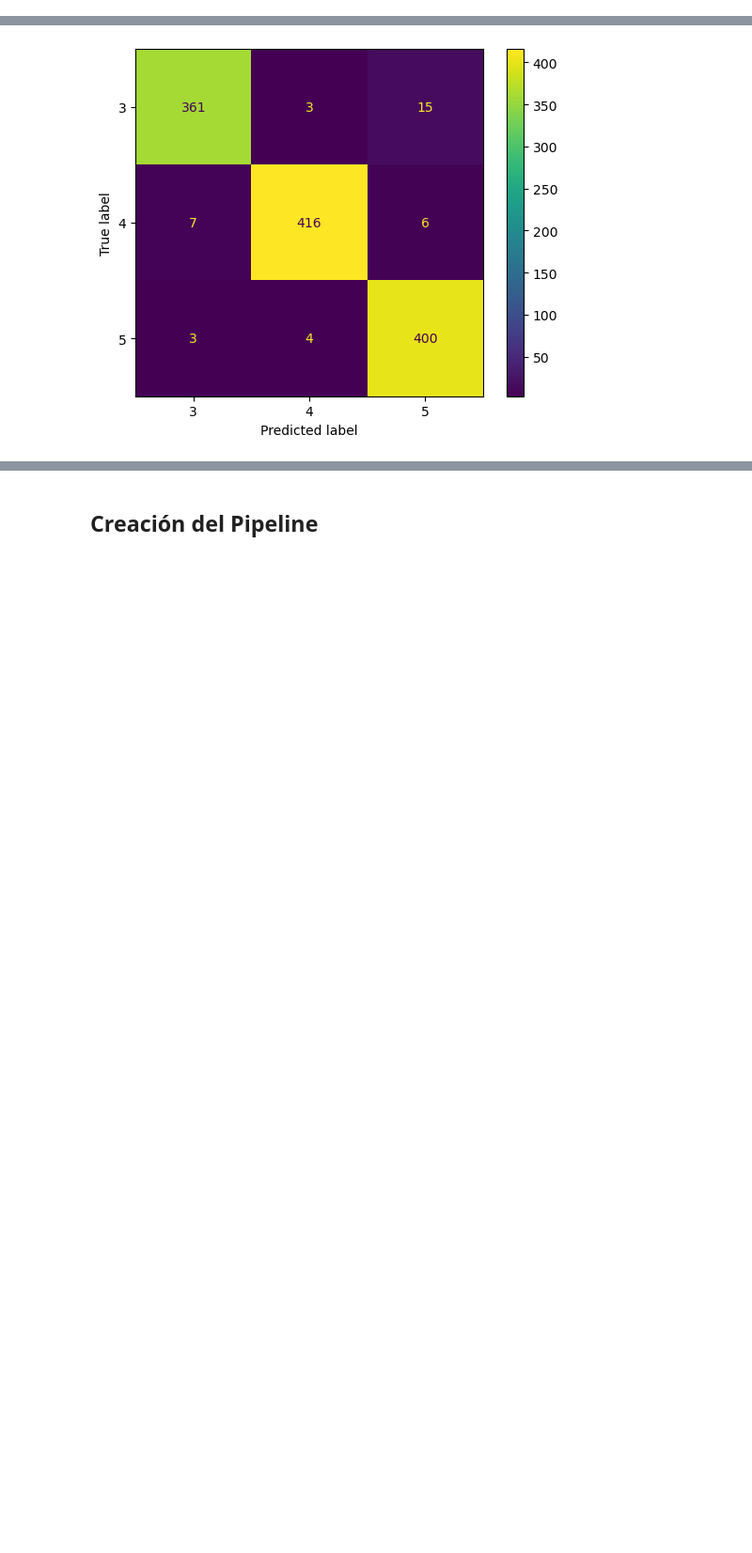
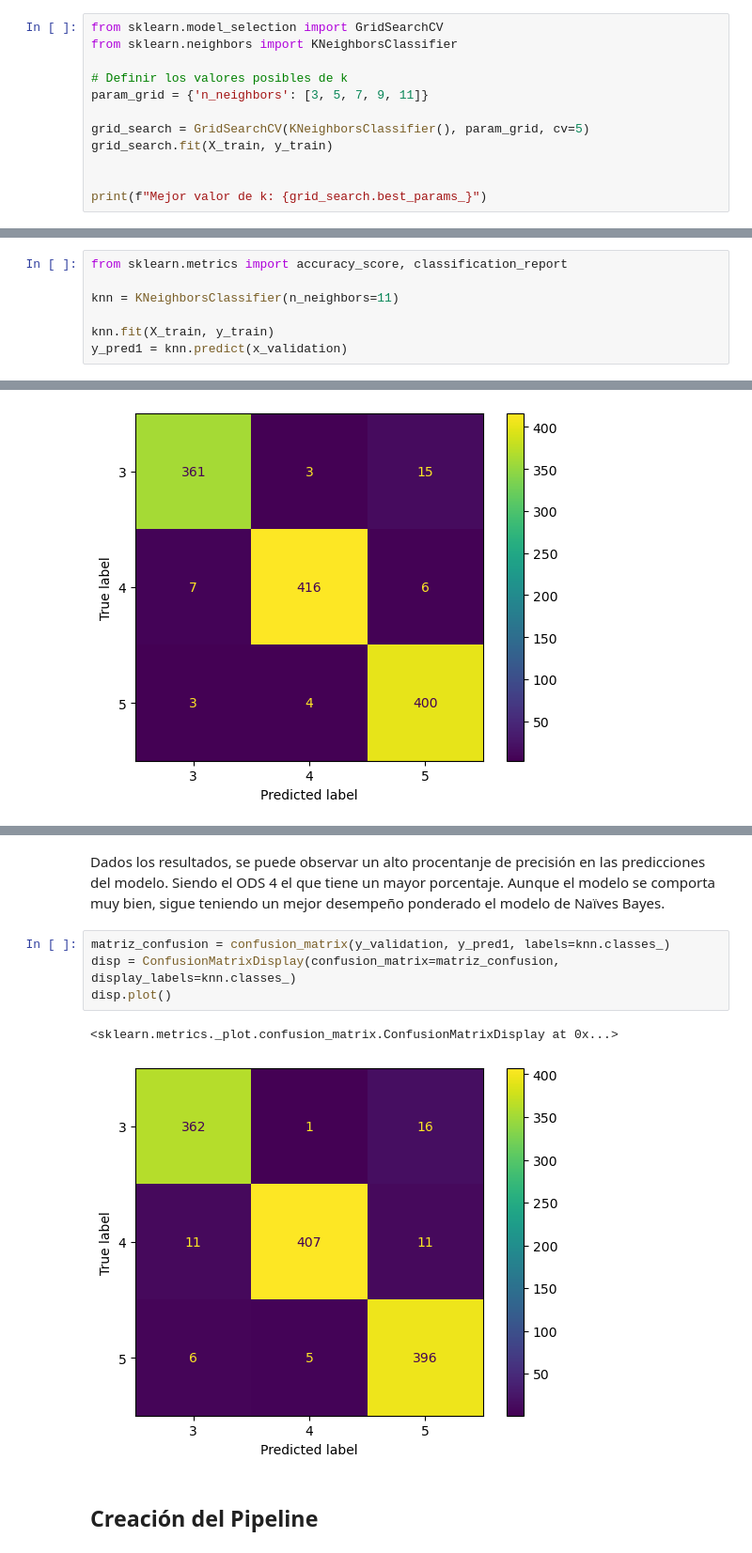
Before and after one commit to mafedelahoz/ProyBI, a Jupyter notebook: Proy.ipynb, the cells around one changed output, grey strips where cells are left out. Shown at 94% size. Drawn from its saved outputs; the diff is of its cells as text; blank space fills up the shorter version.

```diff
--- a/Proy.ipynb
+++ b/Proy.ipynb
@@ -316,0 +315,12 @@ best_NB = grid_searchNB.best_estimator_
+# %%
+from sklearn.model_selection import GridSearchCV
+from sklearn.neighbors import KNeighborsClassifier
+
+# Definir los valores posibles de k
+param_grid = {'n_neighbors': [3, 5, 7, 9, 11]}
+
+grid_search = GridSearchCV(KNeighborsClassifier(), param_grid, cv=5)
+grid_search.fit(X_train, y_train)
+
+
+print(f"Mejor valor de k: {grid_search.best_params_}")
@@ -317,3 +329,10 @@ best_NB = grid_searchNB.best_estimator_
+# %%
+from sklearn.metrics import accuracy_score, classification_report
+
+knn = KNeighborsClassifier(n_neighbors=11)
+
+knn.fit(X_train, y_train)
+y_pred1 = knn.predict(x_validation)
 # %% [markdown]
 ## Evaluación de los modelos
 # %% [markdown]
@@ -387,3 +424,12 @@ Exactitud: 0.968724279835391
+# %% [markdown]
+Dados los resultados, se puede observar un alto procentanje de precisión en las predicciones del modelo. Siendo el ODS 4 el que tiene un mayor porcentaje. Aunque el modelo se comporta muy bien, sigue teniendo un mejor desempeño ponderado el modelo de Naïves Bayes.
+# %%
+matriz_confusion = confusion_matrix(y_validation, y_pred1, labels=knn.classes_)
+disp = ConfusionMatrixDisplay(confusion_matrix=matriz_confusion, display_labels=knn.classes_)
+disp.plot()
+# %% [output]
+<sklearn.metrics._plot.confusion_matrix.ConfusionMatrixDisplay at 0x...>
+[figure, added]
 # %% [markdown]
 ## Creación del Pipeline
 # %% [markdown]
```
Also changed, not shown: parts of 8 cells of this notebook.
